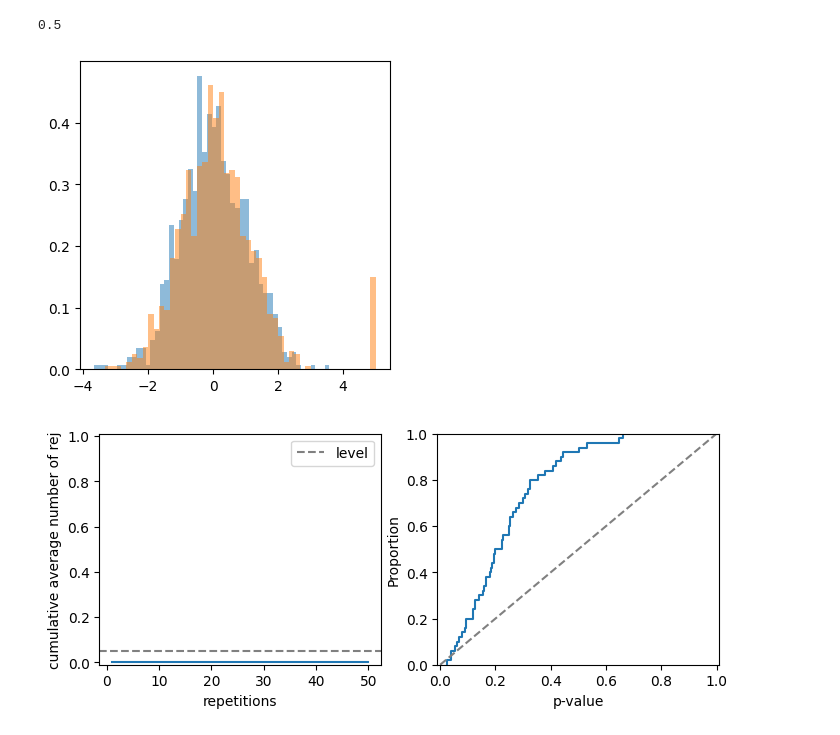
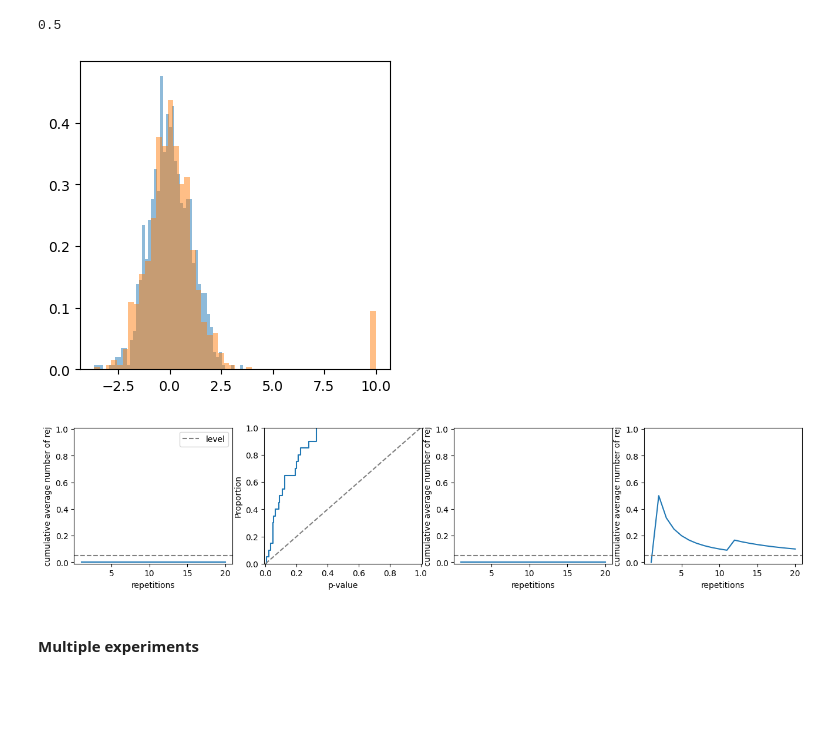
Before and after one commit to XingLLiu/robust-kernel-test, a Jupyter notebook: notebooks/MMD.ipynb, the cells around one changed output. Drawn from its saved outputs; the diff is of its cells as text; code cells hidden in the pictures; blank space fills up the shorter version.

Commit message:
add relaxed-threshold method

```diff
--- a/notebooks/MMD.ipynb
+++ b/notebooks/MMD.ipynb
@@ -77,22 +108,33 @@ def mmd_experiment(kernel_class, Xs, Ys, nboot=500):
 # %%
 np.random.seed(2024)
 # %%
-nrep = 50
+nrep = 20
+n = 1000
 mean1 = np.zeros((dim,))
-mean2 = np.zeros((dim,)) #+ 0.8
+mean2 = np.zeros((dim,)) + 0.8
 
 ### Gaussian loc
 # Xs = np.random.multivariate_normal(mean1, np.eye(dim), (nrep, n))
 
 # Ys = np.random.multivariate_normal(mean2, np.eye(dim), (nrep, n))
+
 ### Gaussian contam
 Xs = np.random.multivariate_normal(mean1, np.eye(dim), (nrep, n))
 
-eps = 0.02
-outlier = 5.
+eps = 0.025 # 0.28
+outlier = 10
 mask = np.random.binomial(1, eps, (nrep, n))
 clean_samples = np.random.multivariate_normal(mean1, np.eye(dim), (nrep, n))
 Ys = np.where(np.expand_dims(mask, -1), np.ones_like(clean_samples) * outlier, clean_samples)
+
+### mixture of Gaussian and t
+# Xs = np.random.multivariate_normal(mean1, np.eye(dim), (nrep, n))
+
+# eps = 0.025
+# mask = np.random.binomial(1, eps, (nrep, n))
+# norm_rvs = np.random.multivariate_normal(mean1, np.eye(dim), (nrep, n))
+# t_rvs = 10. + np.expand_dims(np.random.standard_t(df=2, size=(nrep, n)), -1)
+# Ys = np.where(np.expand_dims(mask, -1), t_rvs, norm_rvs)
 ###
 
 kernel_class = kernels.RBF
@@ -101,26 +143,45 @@ fig, ax = plt.subplots(nrows=1, ncols=1, figsize=(4, 4))
 _ = ax.hist(Xs[0, :, 0], bins=50, label="X", alpha=0.5, density=True)
 _ = ax.hist(Ys[0, :, 0], bins=50, label="Y", alpha=0.5, density=True)
 # %% [output]
-[figure, old version]
+[figure, new version]
 # %%
-res = mmd_experiment(kernel_class, Xs, Ys, nboot=200)
+res = mmd_experiment_single(kernel_class, Xs, Ys, eps=eps, nboot=500)
 # %%
-figs, axes = plt.subplots(nrows=1, ncols=2, figsize=(8, 3))
+figs, axes = plt.subplots(nrows=1, ncols=4, figsize=(16, 3))
 
 ax = axes[0]
 ma = np.cumsum(res["deviation"]["rej"]) / (np.arange(nrep) + 1.)
 ax.plot(np.arange(nrep) + 1., ma)
 ax.axhline(0.05, color="grey", linestyle="--", label="level")
 ax.set_ylim(-0.01, 1.01)
 ax.set_xlabel("repetitions")
 ax.set_ylabel("cumulative average number of rej")
 _ = ax.legend()
 
 ax = axes[1]
 sns.ecdfplot(ax=ax, x=res["boot"]["pval"])
 _ = ax.axline((0., 0.), slope=1., color="grey", linestyle="--")
 ax.set_xlim(-0.01, 1.01)
 ax.set_ylim(0., 1.)
 _ = ax.set_xlabel("p-value")
+
+ax = axes[2]
+ma = np.cumsum(res["robust"]["rej"]) / (np.arange(nrep) + 1.)
+ax.plot(np.arange(nrep) + 1., ma)
+ax.axhline(0.05, color="grey", linestyle="--", label="level")
+ax.set_ylim(-0.01, 1.01)
+ax.set_xlabel("repetitions")
+ax.set_ylabel("cumulative average number of rej")
+
+if len(res["relaxed"]["rej"]) > 0:
+    ax = axes[3]
+    ma = np.cumsum(res["relaxed"]["rej"]) / (np.arange(nrep) + 1.)
+    ax.plot(np.arange(nrep) + 1., ma)
+    ax.axhline(0.05, color="grey", linestyle="--", label="level")
+    ax.set_ylim(-0.01, 1.01)
+    ax.set_xlabel("repetitions")
+    ax.set_ylabel("cumulative average number of rej")
 # %% [output]
-[figure, old version]
+[figure, new version]
+# %% [markdown]
+#### Multiple experiments
```
Also changed, not shown: parts of 6 cells of this notebook, 2 other files.
